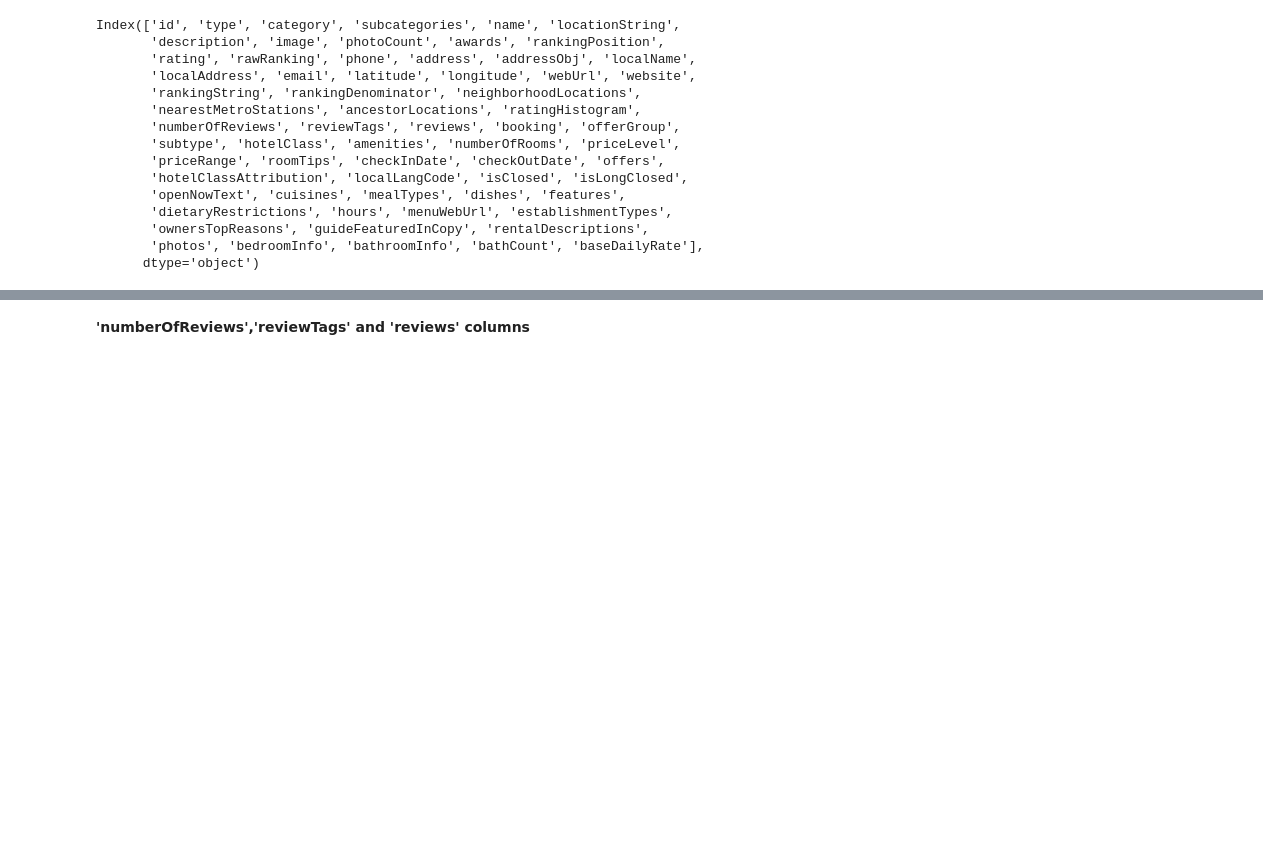
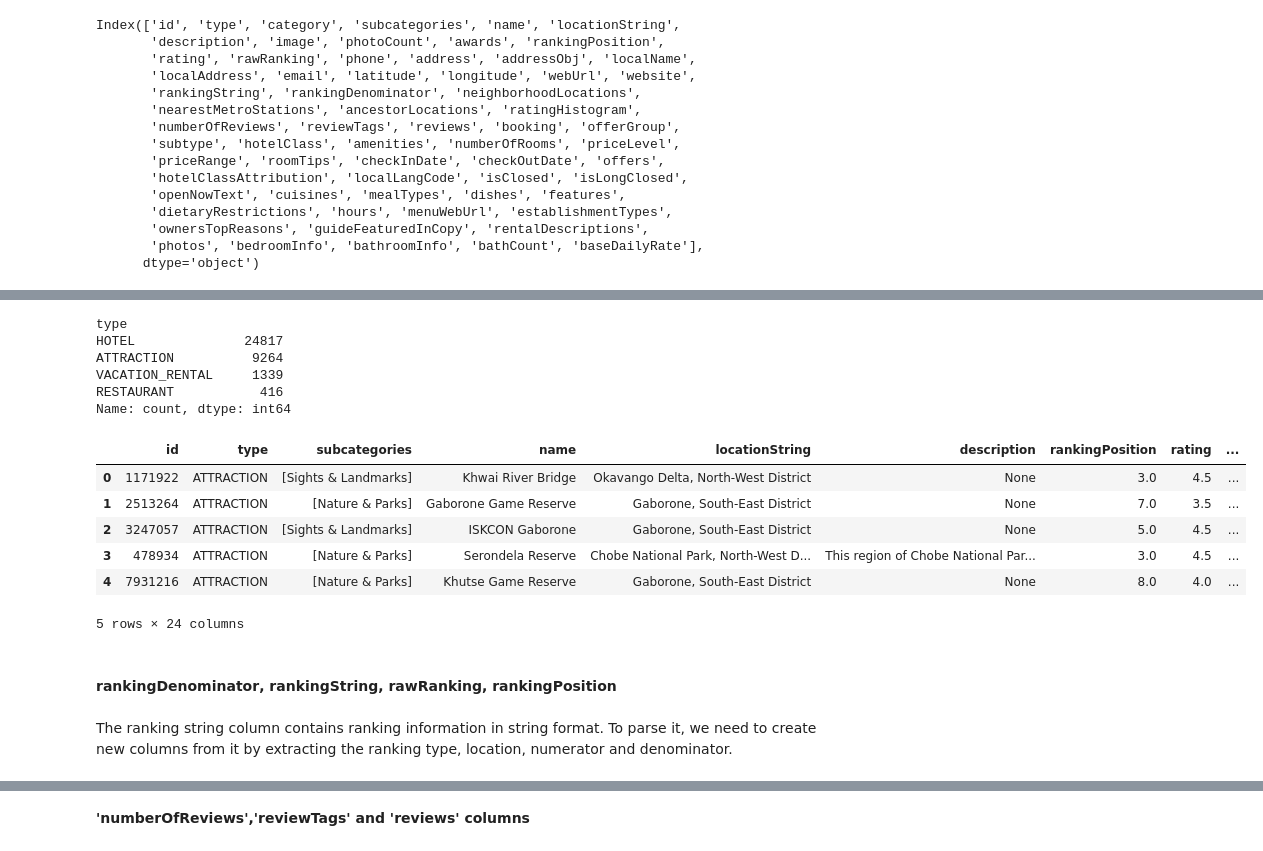
Before and after one commit to R3TR0Quan/travel-destination-recommendation-sys, a Jupyter notebook: misc_notebooks/kane.ipynb, the cells around one changed output, grey strips where cells are left out. Saved outputs shown, nothing was run; the diff lists cells and outputs as text; code cells hidden in the pictures; blank space fills up the shorter version.

```diff
--- a/misc_notebooks/kane.ipynb
+++ b/misc_notebooks/kane.ipynb
@@ -162,0 +255,31 @@ df_filtered.head()
+# %%
+df['type'].value_counts()
+# %% [output]
+type
+HOTEL              24817
+ATTRACTION          9264
+VACATION_RENTAL     1339
+RESTAURANT           416
+Name: count, dtype: int64
+# %%
+# Replace NaN values with "bathroom only" where type is "attraction"
+df.loc[(df['type'] == 'RESTAURANT') & (df['amenities'].isna()), 'amenities'] = 'restaurant'
+df.loc[(df['type'] == 'ATTRACTION') & (df['amenities'].isna()), 'amenities'] = 'bathroom only'
+# Define the value to populate empty lists
+new_data = ['restaurant', 'bathroom', 'room']  # Replace with your desired data
+
+# Populate empty lists using list comprehension
+df['amenities'] = [new_data if isinstance(value, list) and not value else value for value in df['amenities']]
+df.head()
+# %% [output]
+|  | id | type | subcategories | name | locationString | description | rankingPosition | rating | ... |
+| 0 | 1171922 | ATTRACTION | [Sights & Landmarks] | Khwai River Bridge | Okavango Delta, North-West District | None | 3.0 | 4.5 | ... |
+| 1 | 2513264 | ATTRACTION | [Nature & Parks] | Gaborone Game Reserve | Gaborone, South-East District | None | 7.0 | 3.5 | ... |
+| 2 | 3247057 | ATTRACTION | [Sights & Landmarks] | ISKCON Gaborone | Gaborone, South-East District | None | 5.0 | 4.5 | ... |
+| 3 | 478934 | ATTRACTION | [Nature & Parks] | Serondela Reserve | Chobe National Park, North-West D... | This region of Chobe National Par... | 3.0 | 4.5 | ... |
+| 4 | 7931216 | ATTRACTION | [Nature & Parks] | Khutse Game Reserve | Gaborone, South-East District | None | 8.0 | 4.0 | ... |
+5 rows × 24 columns
+# %% [markdown]
+#### **rankingDenominator**, **rankingString**, **rawRanking**, **rankingPosition**
+# %% [markdown]
+The ranking string column contains ranking information in string format. To parse it, we need to create new columns from it by extracting the ranking type, location, numerator and denominator.
```
Also changed, not shown: parts of 28 cells of this notebook.
